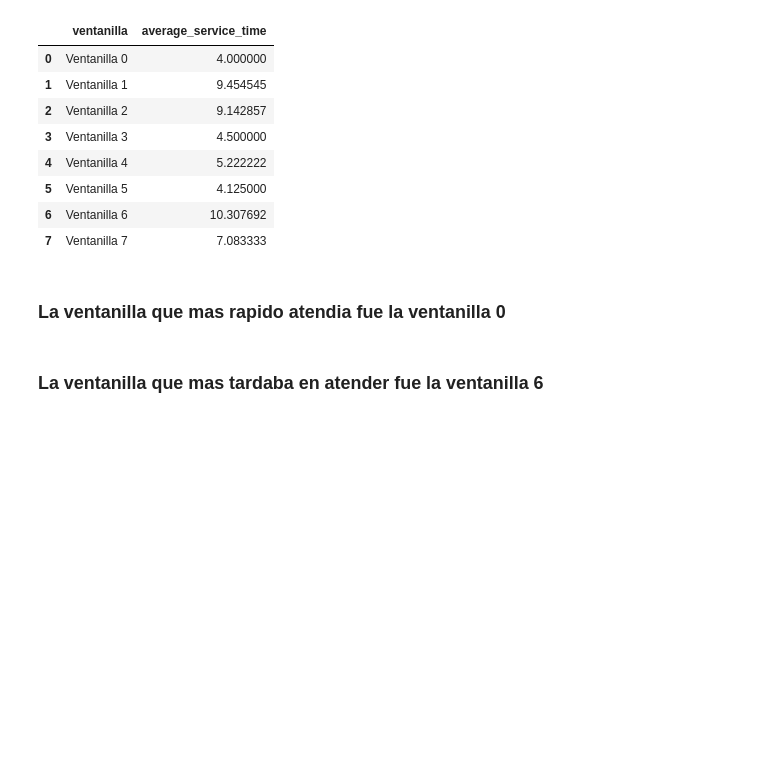
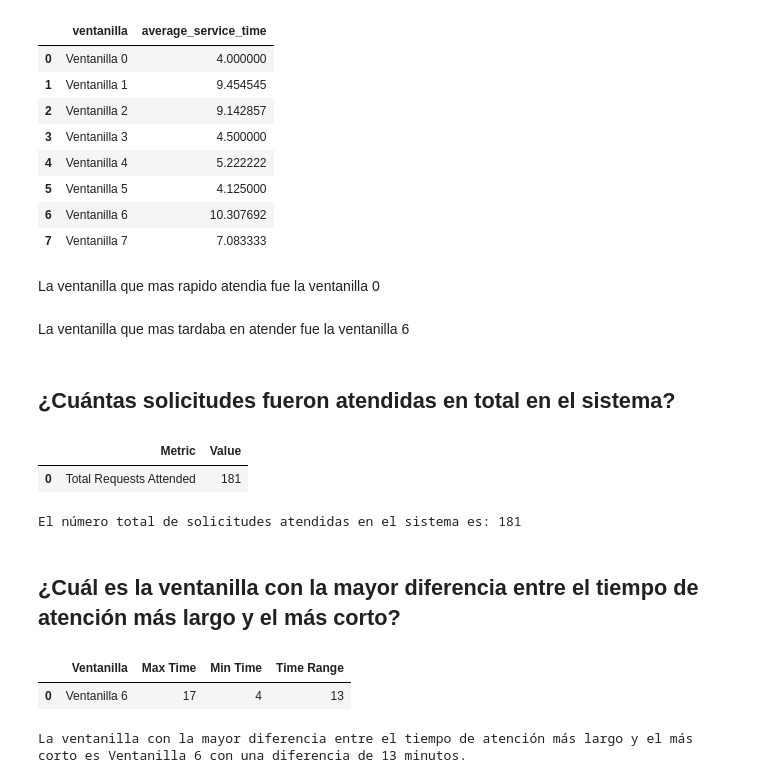
Before and after one commit to JairoRaudales/Proyecto_Final, a Jupyter notebook: Proyecto_Final-Jairo_Raudales-20201003539.ipynb, the cells around one changed output. Cells and saved outputs as stored; diff of their text form; code cells hidden in the pictures; blank space fills up the shorter version.

```diff
--- a/Proyecto_Final-Jairo_Raudales-20201003539.ipynb
+++ b/Proyecto_Final-Jairo_Raudales-20201003539.ipynb
@@ -327,6 +327,52 @@ Tiempo promedio de servicio por ventanilla:
 | 6 | Ventanilla 6 | 10.307692 |
 | 7 | Ventanilla 7 | 7.083333 |
 # %% [markdown]
-### La ventanilla que mas rapido atendia fue la ventanilla 0
+La ventanilla que mas rapido atendia fue la ventanilla 0
 # %% [markdown]
-### La ventanilla que mas tardaba en atender fue la ventanilla 6
+La ventanilla que mas tardaba en atender fue la ventanilla 6
+# %% [markdown]
+## ¿Cuántas solicitudes fueron atendidas en total en el sistema?
+# %%
+# Calcular el número total de solicitudes atendidas
+total_requests_attended = df_clientes['num_solicitudes'].sum()
+
+# Crear un DataFrame para almacenar el resultado
+df_results = pd.DataFrame({
+    'Metric': ['Total Requests Attended'],
+    'Value': [total_requests_attended]
+})
+
+df_results
+# %% [output]
+|  | Metric | Value |
+| 0 | Total Requests Attended | 181 |
+# %%
+print(f"El número total de solicitudes atendidas en el sistema es: {total_requests_attended}")
+# %% [output]
+El número total de solicitudes atendidas en el sistema es: 181
+# %% [markdown]
+##  ¿Cuál es la ventanilla con la mayor diferencia entre el tiempo de atención más largo y el más corto?
+# %%
+# Calcular la diferencia entre el tiempo de atención más largo y el más corto por ventanilla
+time_range_per_ventanilla = df_service_times.groupby('ventanilla')['service_time'].agg(['max', 'min'])
+time_range_per_ventanilla['time_range'] = time_range_per_ventanilla['max'] - time_range_per_ventanilla['min']
+
+# Encontrar la ventanilla con la mayor diferencia de tiempo
+max_time_range_ventanilla = time_range_per_ventanilla.loc[time_range_per_ventanilla['time_range'].idxmax()]
+
+# Crear un DataFrame para almacenar el resultado
+df_results = pd.DataFrame({
+    'Ventanilla': [max_time_range_ventanilla.name],
+    'Max Time': [max_time_range_ventanilla['max']],
+    'Min Time': [max_time_range_ventanilla['min']],
+    'Time Range': [max_time_range_ventanilla['time_range']]
+})
+
+df_results
+# %% [output]
+|  | Ventanilla | Max Time | Min Time | Time Range |
+| 0 | Ventanilla 6 | 17 | 4 | 13 |
+# %%
+print(f"La ventanilla con la mayor diferencia entre el tiempo de atención más largo y el más corto es {max_time_range_ventanilla.name} con una diferencia de {max_time_range_ventanilla['time_range']} minutos.")
+# %% [output]
+La ventanilla con la mayor diferencia entre el tiempo de atención más largo y el más corto es Ventanilla 6 con una diferencia de 13 minutos.
```
Also changed, not shown: parts of 12 cells of this notebook.
